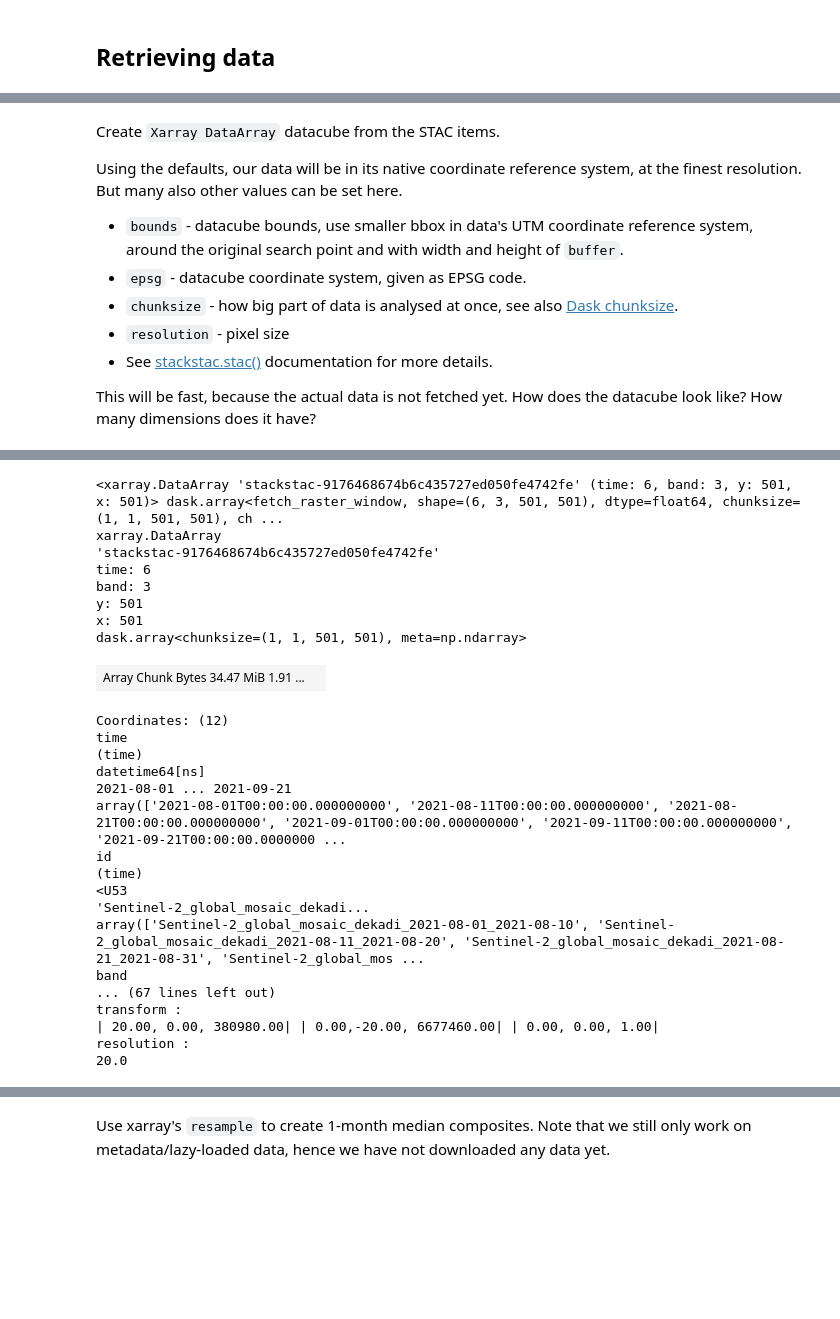
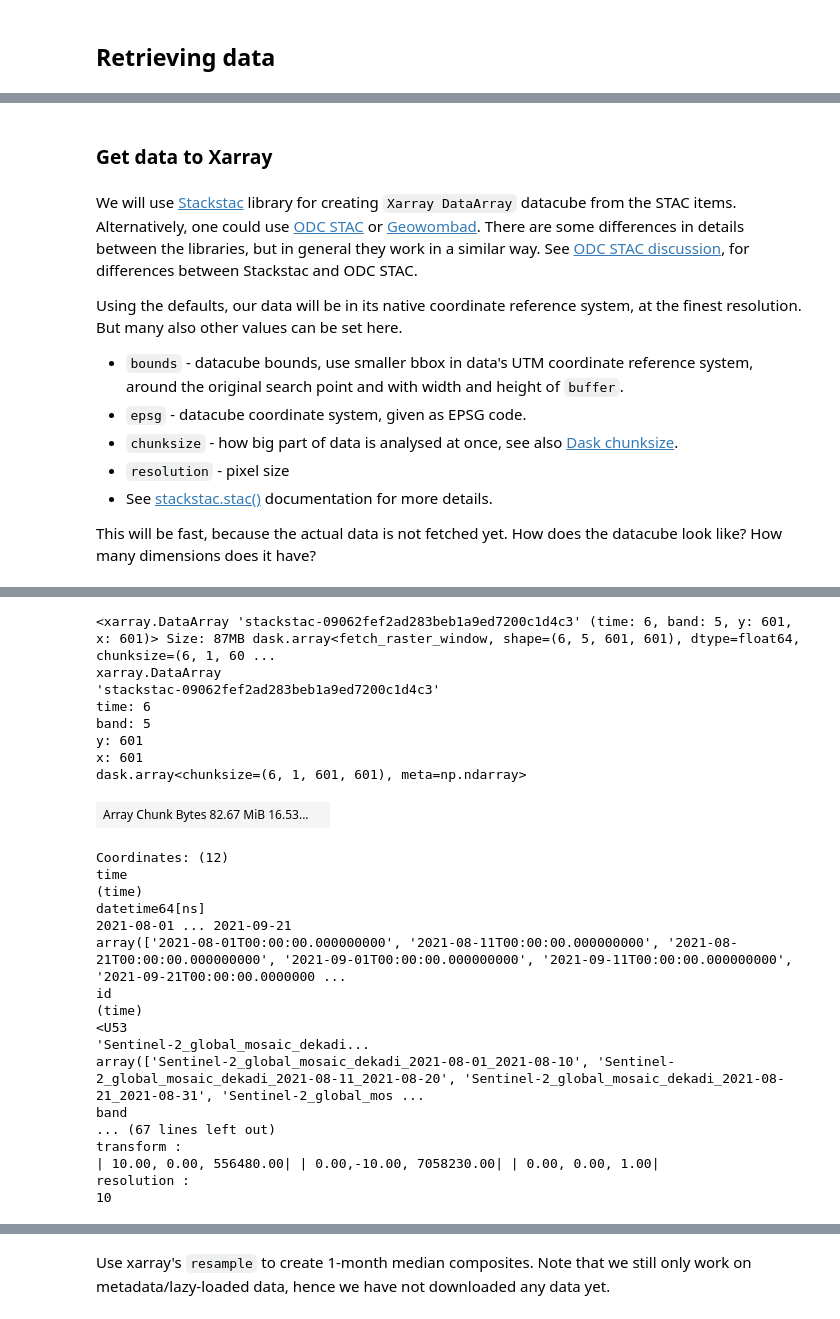
Before and after one commit to csc-training/geocomputing, a Jupyter notebook: python/STAC/STAC_CSC_example.ipynb, the cells around one changed output, grey strips where cells are left out. Drawn from its saved outputs; the diff is of its cells as text; code cells hidden in the pictures; blank space fills up the shorter version.

```diff
--- a/python/STAC/STAC_CSC_example.ipynb
+++ b/python/STAC/STAC_CSC_example.ipynb
@@ -106,6 +155,8 @@ Define the center of area of interest, in this case Helsinki.
 # %%
-lon, lat = 24.945, 60.173, #Helsinki
-#lon,lat = 25.6, 65.1
+# Define the center of area of interest
+#lon, lat = 24.945, 60.173, #Helsinki
+#lon, lat = 27.65, 62.88 #Kuopio
+lon, lat = 28.2, 63.62 #Tiilikkajärvi
 # %% [markdown]
 ### Basic search
 # %% [markdown]
@@ -215,5 +267,7 @@ To plot items with a zoomable map see this example: https://stacspec.org/en/tuto
+# %% [markdown]
+### Get data to Xarray
 # %% [markdown]
-Create `Xarray DataArray` datacube from the STAC items.
+We will use [Stackstac](https://stackstac.readthedocs.io/en) library for creating `Xarray DataArray` datacube from the STAC items. Alternatively, one could use [ODC STAC](https://odc-stac.readthedocs.io/en/latest/) or [Geowombad](https://geowombat.readthedocs.io/en/latest/index.html). There are some differences in details between the libraries, but in general they work in a similar way. See [ODC STAC discussion](https://github.com/opendatacube/odc-stac/issues/54), for differences between Stackstac and ODC STAC.
 
 Using the defaults, our data will be in its native coordinate reference system, at the finest resolution. But many also other values can be set here.
 
@@ -227,13 +281,13 @@ This will be fast, because the actual data is not fetched yet. How does the data
 # %%
 %time
 x, y = pyproj.Proj("EPSG:3067")(lon, lat)
-buffer = 5000
+buffer = 3000
 
 cube = stackstac.stack(
     items=item_collection,
     bounds=(x-buffer, y-buffer, x+buffer, y+buffer),
-    assets=["b04", "b03", "b02"],
-    # chunksize=(-1,1,2048,2048),
+    assets=["b04", "b03", "b02", 'b08', "quality_scene_classification"],
+    chunksize=(-1,1,2048,2048),
     resolution=10,
     # resampling=Resampling.bilinear
     epsg=3067
@@ -246,12 +300,12 @@ Wall time: 4.05 µs
-<xarray.DataArray 'stackstac-9176468674b6c435727ed050fe4742fe' (time: 6, band: 3, y: 501, x: 501)> dask.array<fetch_raster_window, shape=(6, 3, 501, 501), dtype=float64, chunksize=(1, 1, 501, 501), ch ...
+<xarray.DataArray 'stackstac-09062fef2ad283beb1a9ed7200c1d4c3' (time: 6, band: 5, y: 601, x: 601)> Size: 87MB dask.array<fetch_raster_window, shape=(6, 5, 601, 601), dtype=float64, chunksize=(6, 1, 60 ...
 xarray.DataArray
-'stackstac-9176468674b6c435727ed050fe4742fe'
+'stackstac-09062fef2ad283beb1a9ed7200c1d4c3'
 time: 6
-band: 3
-y: 501
-x: 501
-dask.array<chunksize=(1, 1, 501, 501), meta=np.ndarray>
+band: 5
+y: 601
+x: 601
+dask.array<chunksize=(6, 1, 601, 601), meta=np.ndarray>
-| Array Chunk Bytes 34.47 MiB 1.91 ... |  |
+| Array Chunk Bytes 82.67 MiB 16.53... |  |
 Coordinates: (12)
 time
 (time)
@@ -266,6 +320,6 @@ array(['Sentinel-2_global_mosaic_dekadi_2021-08-01_2021-08-10', 'Sentinel-2_glob
 band
 ... (67 lines left out)
 transform :
-| 20.00, 0.00, 380980.00| | 0.00,-20.00, 6677460.00| | 0.00, 0.00, 1.00|
+| 10.00, 0.00, 556480.00| | 0.00,-10.00, 7058230.00| | 0.00, 0.00, 1.00|
 resolution :
-20.0
+10
```
Also changed, not shown: parts of 41 cells of this notebook.
